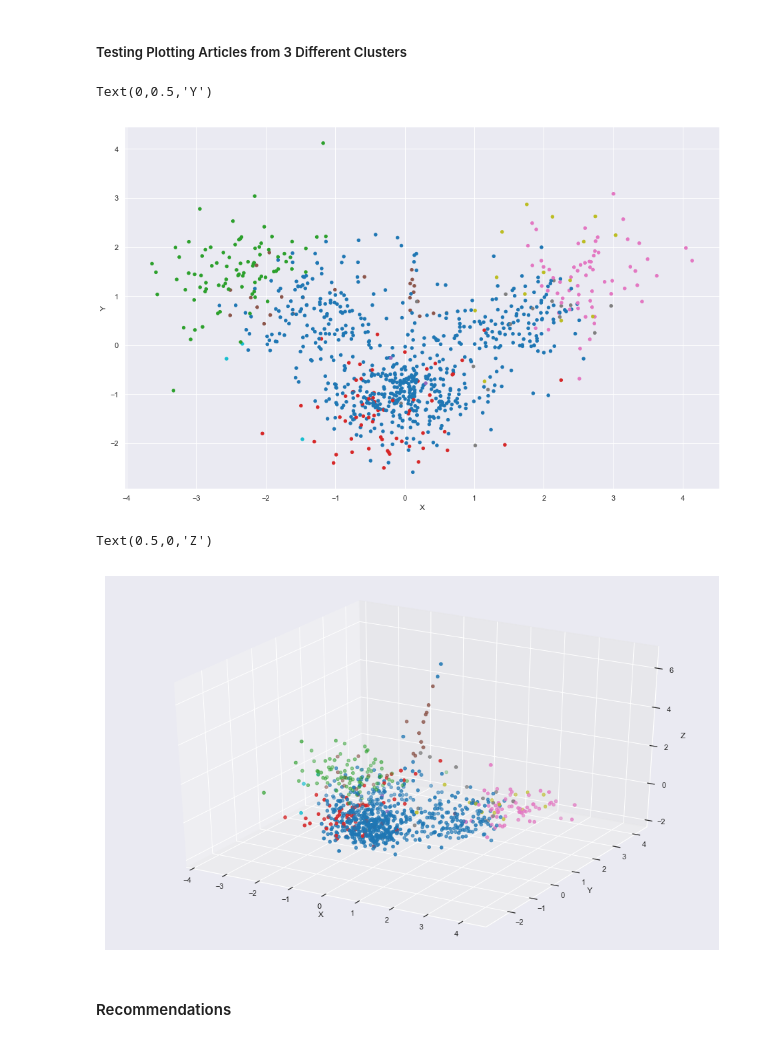
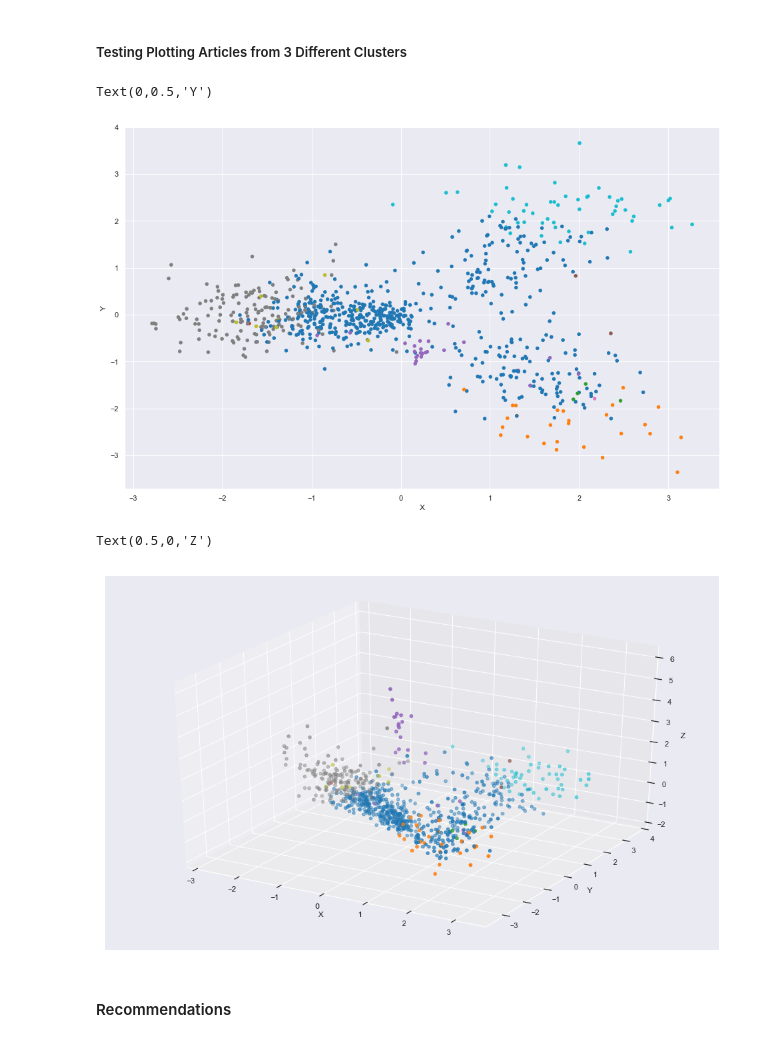
Before and after one commit to kadriansyah/notebook, a Jupyter notebook: alodokter-recommender/deep-fm-age-gender.ipynb, the cells around one changed output. Cells and saved outputs as stored; diff of their text form; code cells hidden in the pictures.

```diff
--- a/alodokter-recommender/deep-fm-age-gender.ipynb
+++ b/alodokter-recommender/deep-fm-age-gender.ipynb
@@ -543,29 +543,29 @@ for j, xyz_ in enumerate(xyzn):
 # %% [markdown]
 ##### Testing Plotting Articles from 3 Different Clusters
 # %%
-cluster_A = 5
-cluster_B = 9
-cluster_C = 4
+cluster_A = 15
+cluster_B = 11
+cluster_C = 2
 X = [doc2vec_model.docvecs[i] for i in cluster_doc[cluster_A]] + \
     [doc2vec_model.docvecs[i] for i in cluster_doc[cluster_B]] + \
     [doc2vec_model.docvecs[i] for i in cluster_doc[cluster_C]]
 
 Y = kmeans.predict(X)
 pca_result = PCA(n_components=2).fit_transform(X)
 
 ax = plt.figure(figsize=(16,10)).gca()
 ax.scatter(
     x=pca_result[:,0],
     y=pca_result[:,1],
     c=Y,
     s=20,
     cmap='tab10'
 )
 ax.set_xlabel('X')
 ax.set_ylabel('Y')
 # %% [output]
 Text(0,0.5,'Y')
-[figure, old version]
+[figure, new version]
 # %%
 Y = kmeans.predict(X)
 pca_result = PCA(n_components=3).fit_transform(X)
@@ -584,7 +584,7 @@ ax.set_ylabel('Y')
 ax.set_zlabel('Z')
 # %% [output]
 Text(0.5,0,'Z')
-[figure, old version]
+[figure, new version]
 # %% [markdown]
 #### Recommendations
 # %%
```
